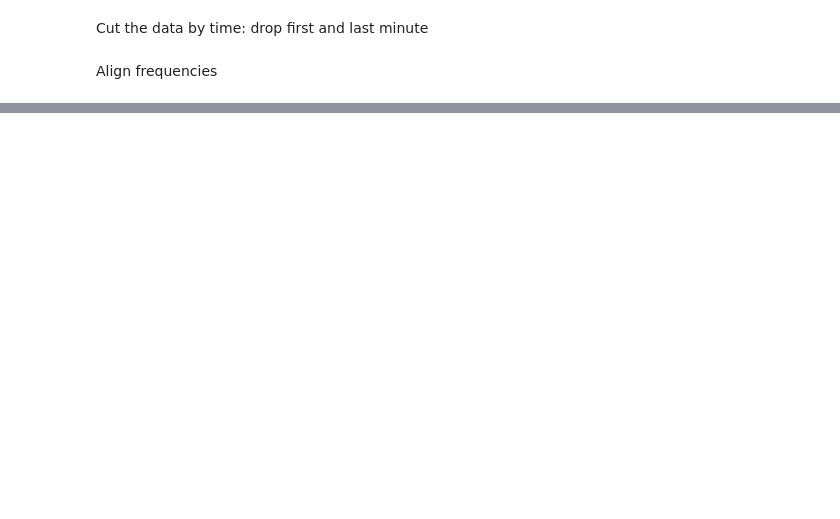
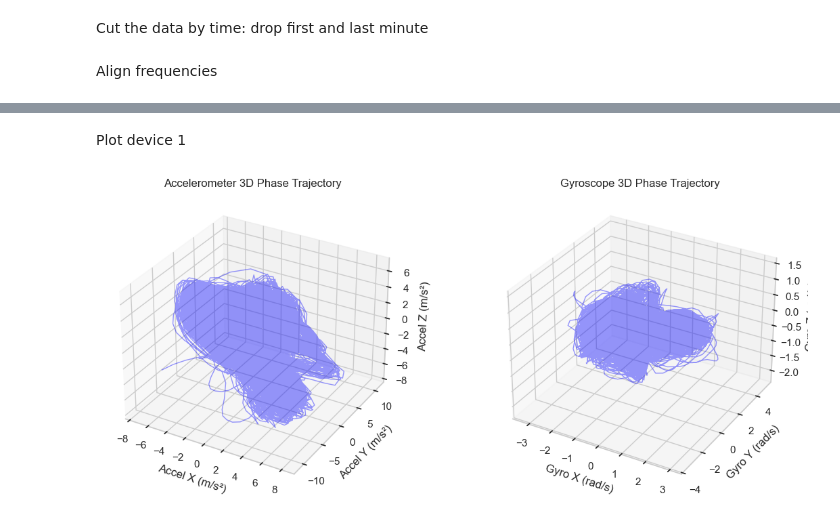
Before and after one commit to intsystems/Vladimirov-MS-Thesis, a Jupyter notebook: code/two-imu-one-dyn-syst.ipynb, the cells around one changed output, grey strips where cells are left out. Drawn from its saved outputs; the diff is of its cells as text; code cells hidden in the pictures; blank space fills up the shorter version.

```diff
--- a/code/two-imu-one-dyn-syst.ipynb
+++ b/code/two-imu-one-dyn-syst.ipynb
@@ -435,0 +317,15 @@ Mutual information (Z_c → each phone dim): [0.101 0.071 0.166 0.052 0.068 0.04
+# %% [markdown]
+Plot device 1
+# %%
+acc_1 = df_1[list(acc_columns_mapping.values())].values
+gyr_1 = df_1[list(gyr_columns_mapping.values())].values
+
+window = 21
+acc_smoothed = savgol_smooth(acc_1, window_size=window)
+gyro_smoothed = savgol_smooth(gyr_1, window_size=window)
+# acc_smoothed = butter_lowpass_filter(acc_1)
+# gyro_smoothed = butter_lowpass_filter(gyr_1)
+
+plot_imu_phase_trajectory(acc_smoothed, gyro_smoothed, scatter=False, alpha=0.4)
+# %% [output]
+[figure, added]
```
Also changed, not shown: parts of 66 cells of this notebook.
